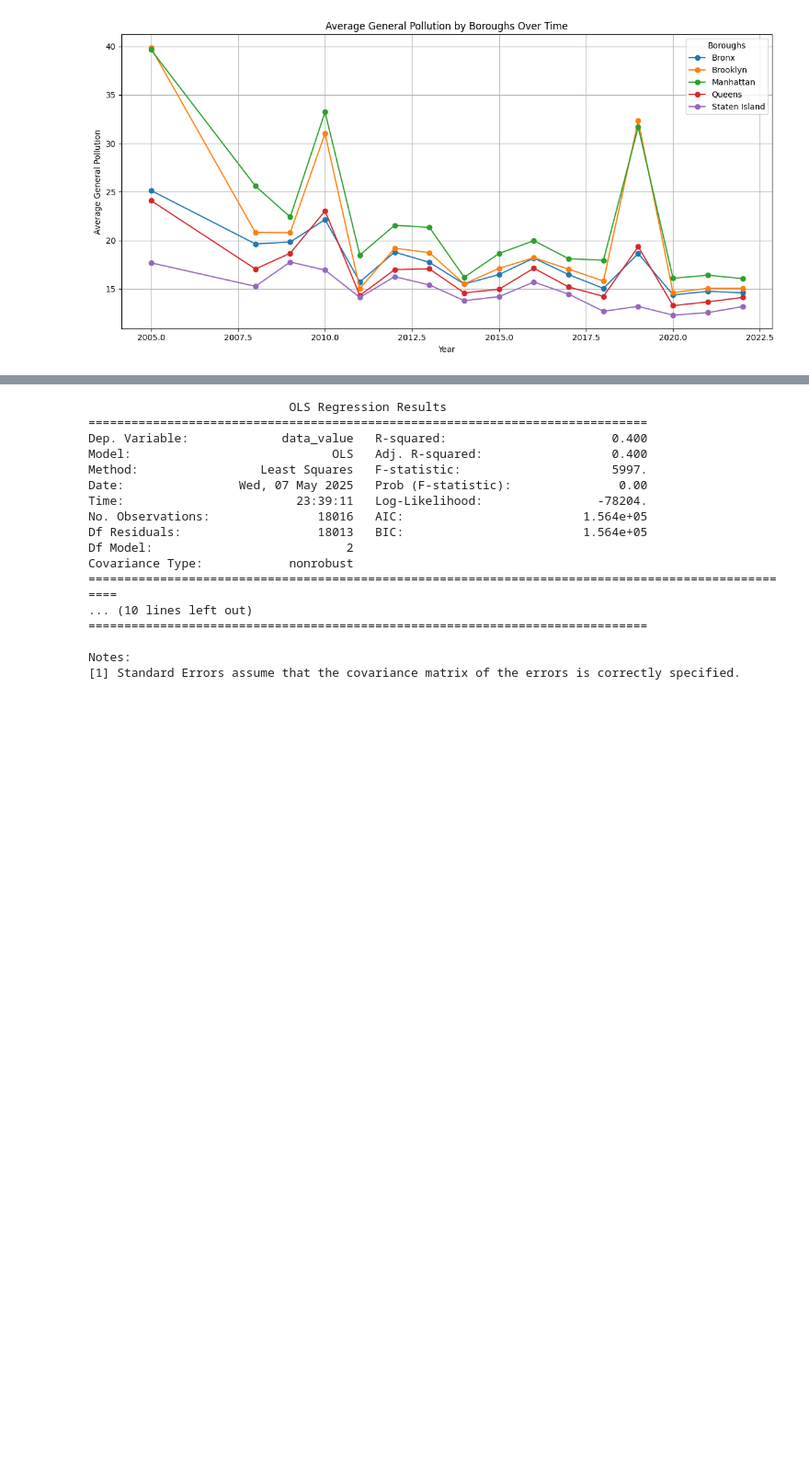
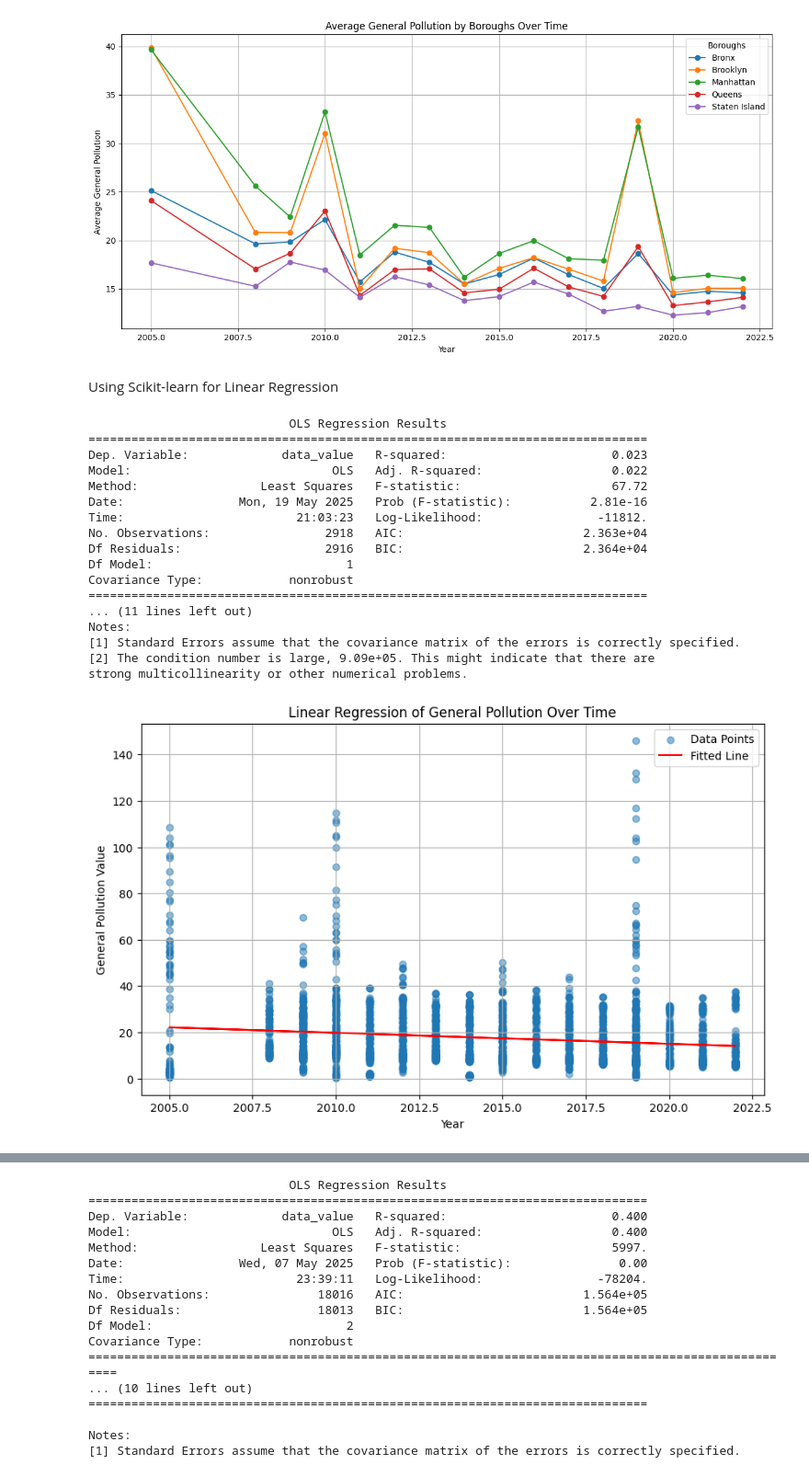
Before and after one commit to birbmel/CSC59866, a Jupyter notebook: NYCAirQuality.ipynb, the cells around one changed output, grey strips where cells are left out. Shown at 92% size. Drawn from its saved outputs; the diff is of its cells as text; code cells hidden in the pictures; blank space fills up the shorter version.

```diff
--- a/NYCAirQuality.ipynb
+++ b/NYCAirQuality.ipynb
@@ -196,3 +201,42 @@ plt.tight_layout()
 plt.show()
 # %% [output]
 [figure]
+# %% [markdown]
+Using Scikit-learn for Linear Regression
+# %%
+x = general_pollution['year']
+y = general_pollution['data_value']
+
+# Fit a linear regression model
+model = smf.ols('data_value ~ year', data=general_pollution).fit()
+# Print the summary of the model
+print(model.summary())
+# Plot the data and the fitted line
+plt.figure(figsize=(10, 6))
+plt.scatter(x, y, alpha=0.5, label='Data Points')
+plt.plot(x, model.fittedvalues, color='red', label='Fitted Line')
+plt.title('Linear Regression of General Pollution Over Time')
+plt.xlabel('Year')
+plt.ylabel('General Pollution Value')
+plt.legend()
+plt.grid()
+plt.show()
+# %% [output]
+                            OLS Regression Results
+==============================================================================
+Dep. Variable:             data_value   R-squared:                       0.023
+Model:                            OLS   Adj. R-squared:                  0.022
+Method:                 Least Squares   F-statistic:                     67.72
+Date:                Mon, 19 May 2025   Prob (F-statistic):           2.81e-16
+Time:                        21:03:23   Log-Likelihood:                -11812.
+No. Observations:                2918   AIC:                         2.363e+04
+Df Residuals:                    2916   BIC:                         2.364e+04
+Df Model:                           1
+Covariance Type:            nonrobust
+==============================================================================
+... (11 lines left out)
+Notes:
+[1] Standard Errors assume that the covariance matrix of the errors is correctly specified.
+[2] The condition number is large, 9.09e+05. This might indicate that there are
+strong multicollinearity or other numerical problems.
+[figure, added]
```
Also changed, not shown: parts of 2 cells of this notebook.
